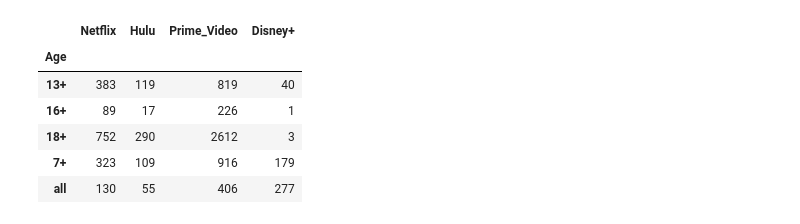
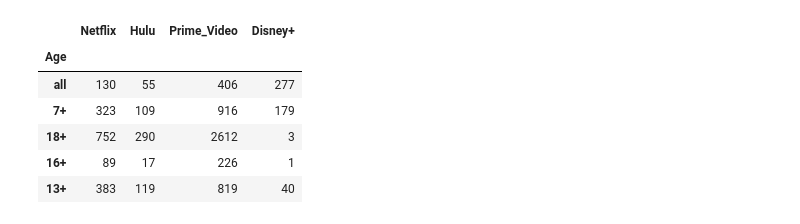
Before and after one commit to silviaherf/apis-project, a Jupyter notebook: src/API_movies.ipynb, the cells around one changed output. Saved outputs shown, nothing was run; the diff lists cells and outputs as text; code cells hidden in the pictures.

```diff
--- a/src/API_movies.ipynb
+++ b/src/API_movies.ipynb
@@ -240,10 +247,12 @@ movies.head()
 # %%
-(movies.groupby('Age').agg({'Netflix':'sum','Hulu':'sum','Prime_Video':'sum','Disney+':'sum'}))
+movies_age=(movies.groupby('Age').agg({'Netflix':'sum','Hulu':'sum','Prime_Video':'sum','Disney+':'sum'})).sort_values(by='Age',ascending=False)
-# %% [output]
-|  | Netflix | Hulu | Prime_Video | Disney+ |
-| Age |  |  |  |  |
-| 13+ | 383 | 119 | 819 | 40 |
-| 16+ | 89 | 17 | 226 | 1 |
-| 18+ | 752 | 290 | 2612 | 3 |
-| 7+ | 323 | 109 | 916 | 179 |
-| all | 130 | 55 | 406 | 277 |
+# %%
+movies_age
+# %% [output]
+|  | Netflix | Hulu | Prime_Video | Disney+ |
+| Age |  |  |  |  |
+| all | 130 | 55 | 406 | 277 |
+| 7+ | 323 | 109 | 916 | 179 |
+| 18+ | 752 | 290 | 2612 | 3 |
+| 16+ | 89 | 17 | 226 | 1 |
+| 13+ | 383 | 119 | 819 | 40 |
```
Also changed, not shown: parts of 9 cells of this notebook, 2 other files.
